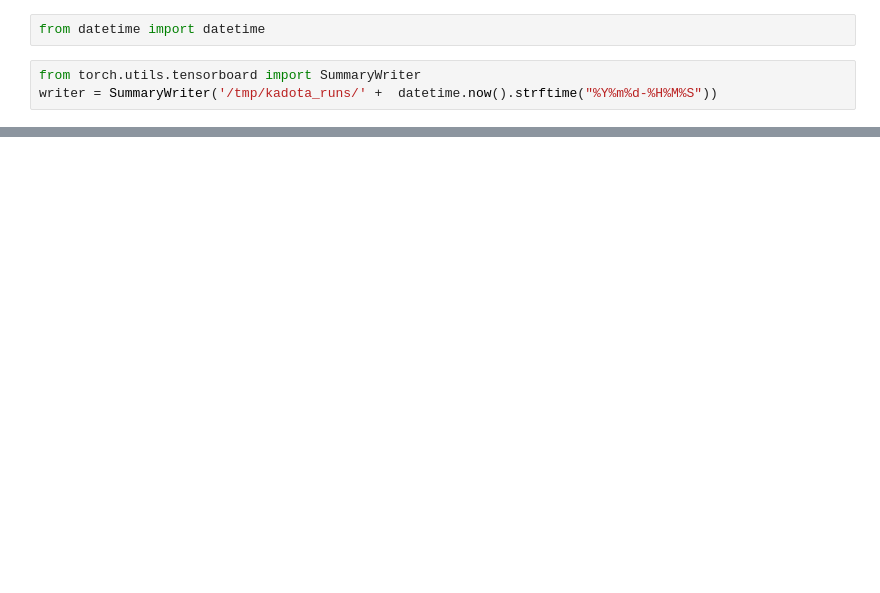
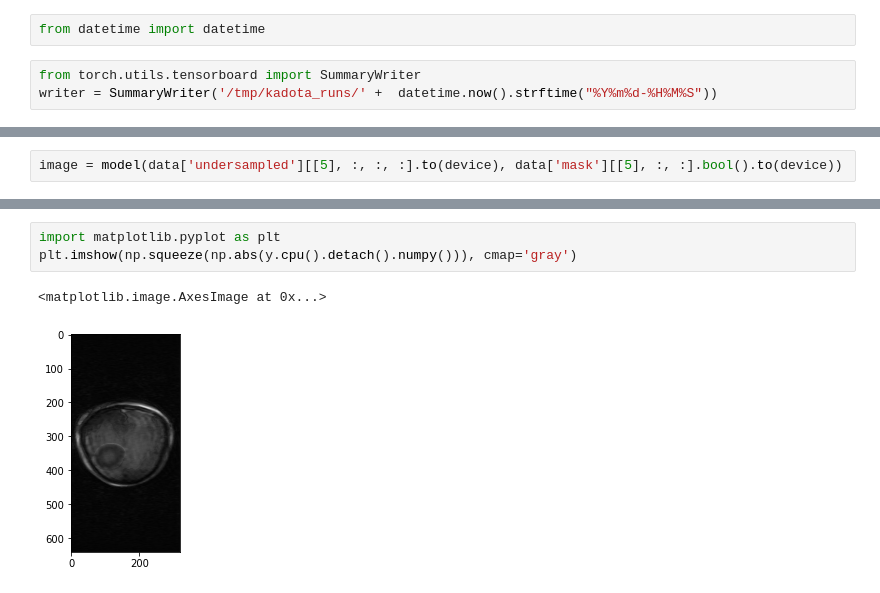
Before and after one commit to brendo-k/mri_machine_learning_reconstruction, a Jupyter notebook: train_varnet.ipynb, the cells around one changed output, grey strips where cells are left out. Cells and saved outputs as stored; diff of their text form; blank space fills up the shorter version.

```diff
--- a/train_varnet.ipynb
+++ b/train_varnet.ipynb
@@ -125,0 +131,2 @@ Iteration: 200, Loss: 2.965380
+# %%
+image = model(data['undersampled'][[5], :, :, :].to(device), data['mask'][[5], :, :].bool().to(device))
@@ -125,0 +159,6 @@ Iteration: 200, Loss: 2.965380
+# %%
+import matplotlib.pyplot as plt
+plt.imshow(np.squeeze(np.abs(y.cpu().detach().numpy())), cmap='gray')
+# %% [output]
+<matplotlib.image.AxesImage at 0x...>
+[figure, added]
```
Also changed, not shown: parts of 10 cells of this notebook, 2 other files.
